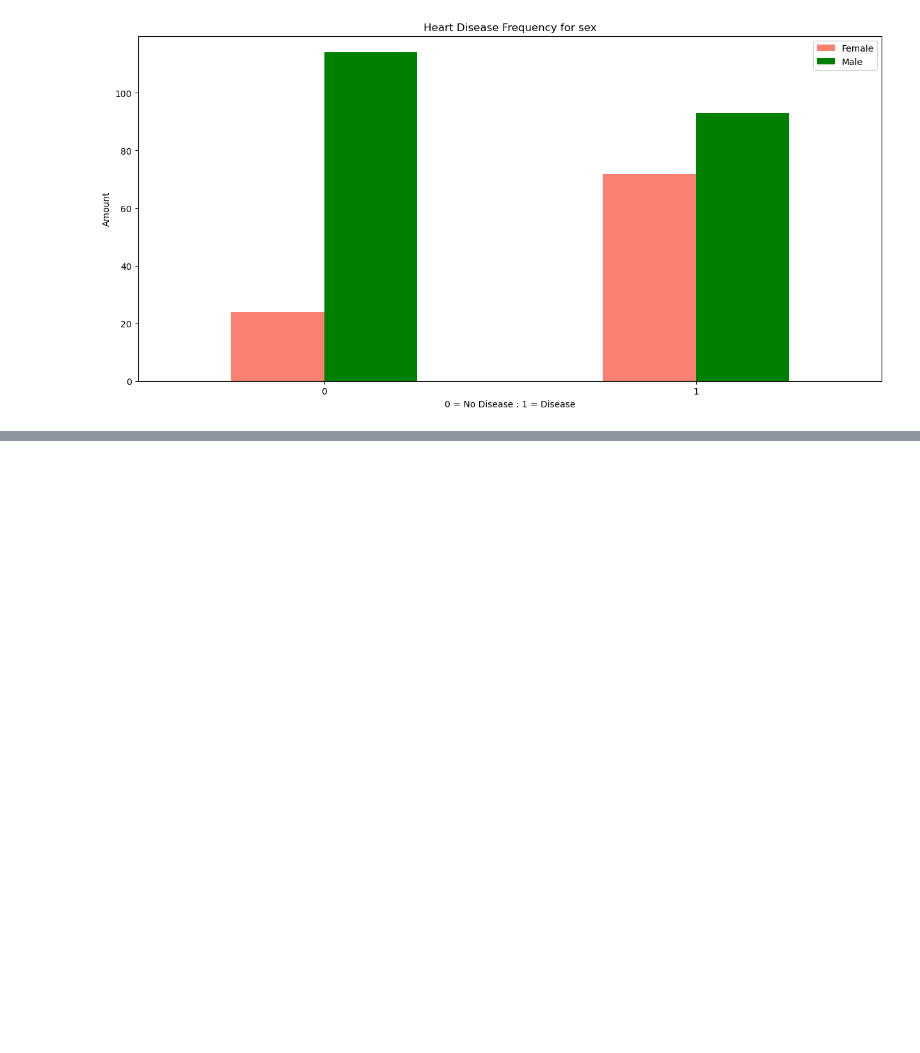
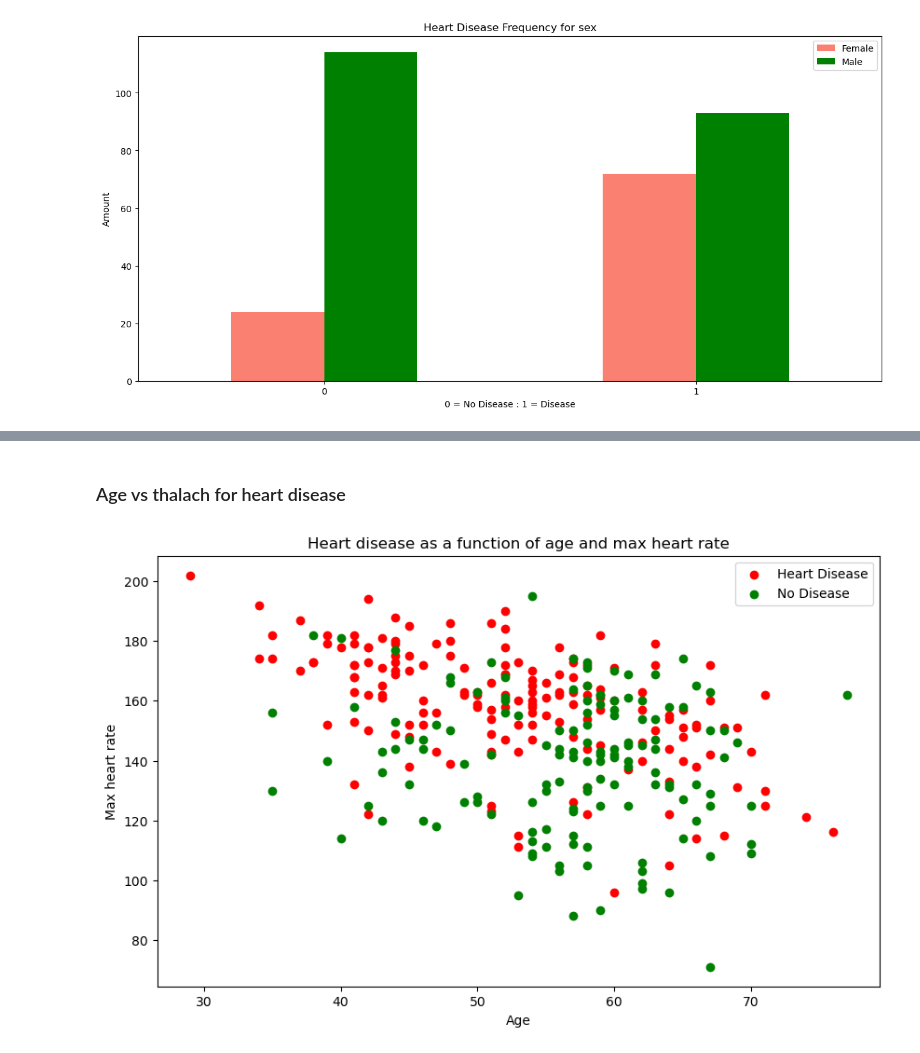
Before and after one commit to Shashwat-arch/Heart-Disease-Prediction, a Jupyter notebook: end-to-end-heart-disease-project.ipynb, the cells around one changed output, grey strips where cells are left out. Cells and saved outputs as stored; diff of their text form; code cells hidden in the pictures; blank space fills up the shorter version.

```diff
--- a/end-to-end-heart-disease-project.ipynb
+++ b/end-to-end-heart-disease-project.ipynb
@@ -135,0 +144,22 @@ plt.xticks(rotation=0);
+# %% [markdown]
+### Age vs thalach for heart disease
+# %%
+plt.figure(figsize=(10, 6))
+
+# Scatter plot with positive examples
+plt.scatter(df.age[df.target==1],
+            df.thalach[df.target==1],
+            c="red")
+
+# Scatter plot with negative examples
+
+plt.scatter(df.age[df.target==0],
+            df.thalach[df.target==0],
+            c="green")
+
+plt.title("Heart disease as a function of age and max heart rate")
+plt.xlabel("Age")
+plt.ylabel("Max heart rate")
+plt.legend(["Heart Disease", "No Disease"]);
+# %% [output]
+[figure, added]
```
Also changed, not shown: parts of 57 cells of this notebook.
